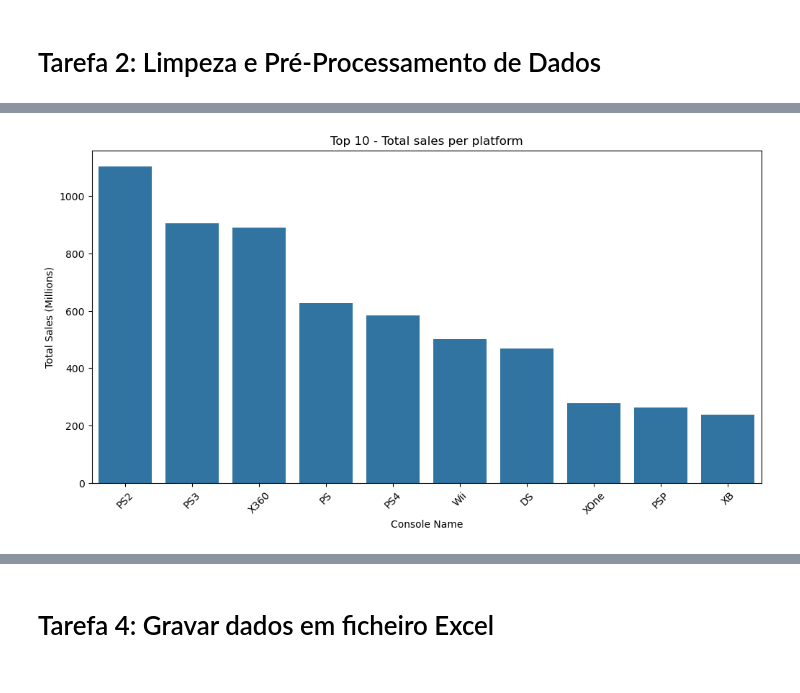
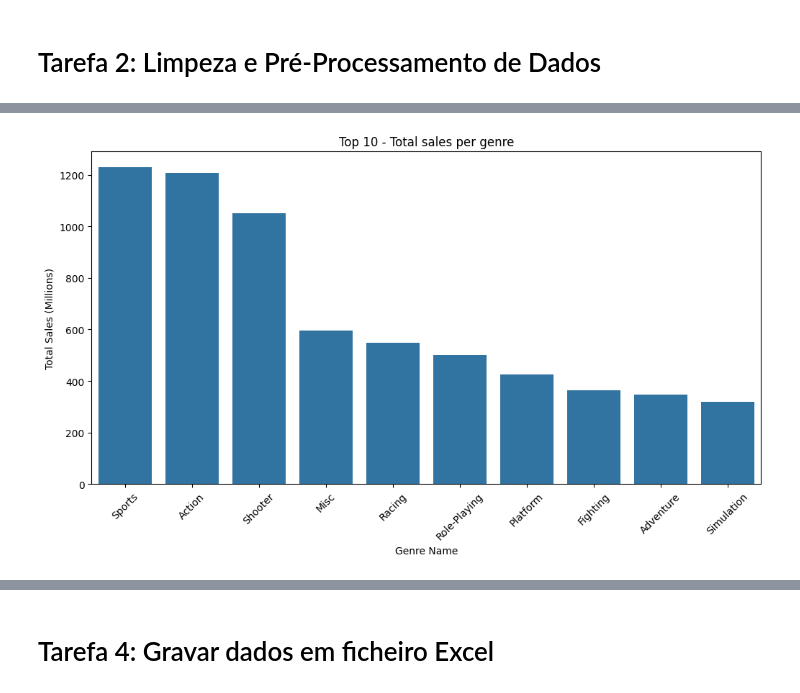
Before and after one commit to matheustristao/ppl_2425_group10, a Jupyter notebook: project_final.ipynb, the cells around one changed output, grey strips where cells are left out. Cells and saved outputs as stored; diff of their text form; code cells hidden in the pictures.

```diff
--- a/project_final.ipynb
+++ b/project_final.ipynb
@@ -42,7 +42,7 @@ engineName = 'xlsxwriter'
 
 # lista de colunas para a limpeza e pre-processamento dos dados
 list_columns_delete = ['Rank','basename','VGChartz_Score','Critic_Score','User_Score','Total_Shipped','Last_Update','url','status','Vgchartzscore','img_url','ESRB_Rating']
-list_columns_delete_lines_ifnull = ['Genre','Platform','Publisher','Developer','Global_Sales','Year']
+list_columns_delete_lines_ifnull = ['Publisher','Platform','Publisher','Developer','Global_Sales','Year']
 list_columns_fill_nulls = ['NA_Sales', 'PAL_Sales', 'JP_Sales', 'Other_Sales']
 
 # Definições gráficas
@@ -51,10 +51,14 @@ top_10_average_platform = 'top_10_average_platform.png'
 top_10_sum_genre = 'top_10_sum_genre.png'
 top_10_average_genre = 'top_10_average_genre.png'
 percentage_genre = 'percentage_genre.png'
-sum_region_per_platform = 'sum_region_per_platform.png'
-average_region_per_platform = 'average_region_per_platform.png'
 top_10_sum_publisher = 'top_10_sum_publisher.png'
 top_10_average_publisher = 'top_10_average_publisher.png'
+sum_region_platform = 'sum_region_platform.png'
+average_region_platform = 'average_region_platform.png'
+sum_region_genre = 'sum_region_genre.png'
+average_region_genre = 'average_region_genre.png'
+sum_region_top20_publisher = 'sum_region_top20_publisher.png'
+average_region_top20_publisher = 'average_region_top20_publisher.png'
 # %% [markdown]
 # DEFINIR FUNÇÕES
 
@@ -267,93 +290,18 @@ Com base nos dados existentes no dataset é possivel fazer analisar os dados nas
 # %%
-# 1. VENDAS GLOBAIS POR PLATAFORMA
-
-# Total de vendas por plataforma
-sum_global_by_platform = sum_column_by_group(file, 'Global_Sales', 'Platform', sum_column_name='Total_Sales_M')
-
-# Média de vendas por plataforma
-mean_global_by_platform = mean_column_by_group(file, 'Global_Sales', 'Platform', avg_column_name='Average_Sales_M')
-
-# Gráficos para top 10 vendas e top 10 média por plataforma
-plot_trends_bar(sum_global_by_platform.head(10), 'Platform', 'Total_Sales_M', 'Top 10 - Total sales per platform', 'Console Name', 'Total Sales (Millions)', image_name=top_10_sum_platform)
-plot_trends_bar(mean_global_by_platform.head(10), 'Platform', 'Average_Sales_M', 'Top 10 - Average sales per platform', 'Console Name', 'Average Sales (Millions)',image_name=top_10_average_platform)
-
-# 2. VENDAS GLOBAIS POR GÉNERO
-
 # Total de vendas por género
 sum_global_by_genre = sum_column_by_group(file, 'Global_Sales', 'Genre', sum_column_name='Total_Sales_M')
 
 # Média de vendas por género
 mean_global_by_genre = mean_column_by_group(file, 'Global_Sales', 'Genre', avg_column_name='Average_Sales_M')
 
 # Percentagem de vendas por Género
-percentage_by_group = percentage_by_group(file,'Global_Sales','Genre',per_column_name ='Percentage')
+percentage_by_genre = percentage_by_group(file,'Global_Sales','Genre',per_column_name ='Percentage')
 
 # Gráficos para top 10 vendas e top 10 média por género
-plot_trends_bar(sum_global_by_genre.head(10), 'Genre', 'Total_Sales_M', 'Top 10 - Total sales per genre', 'Genre Name', 'Total Sales (Millions)',image_name=top_10_sum_genre)
-plot_trends_bar(mean_global_by_genre.head(10), 'Genre', 'Average_Sales_M', 'Top 10 - Average sales per genre', 'Genre Name', 'Average Sales (Millions)',image_name=top_10_average_genre)
-plot_pie_chart(percentage_by_group, 'Genre', 'Percentage', 'Percentage of total sales per genre',image_name=percentage_genre)
-
-# 3. VENDAS GLOBAIS POR PUBLISHER
-
-# Total de vendas por publisher
-sum_global_by_publisher = sum_column_by_group(file, 'Global_Sales', 'Publisher', sum_column_name='Total_Sales_M')
-# Média de vendas entre as 10 plataformas que mais venderam jogos
-mean_global_by_publisher = mean_column_by_group(file, 'Global_Sales', 'Publisher', avg_column_name='Average_Sales_M')
-
-# Gráficos para top 10 vendas e top 10 média por publisher
-plot_trends_bar(sum_global_by_publisher.head(10), 'Publisher', 'Total_Sales_M', 'Top 10 - Total sales per Publisher', 'Publisher Name', 'Total Sales (Millions)', image_name=top_10_sum_publisher)
-plot_trends_bar(mean_global_by_publisher.head(10), 'Publisher', 'Average_Sales_M', 'Top 10 - Average sales per Publisher', 'Publihser Name', 'Average Sales (Millions)',image_name=top_10_average_publisher)
-
-# 4. VENDAS POR REGIÃO POR PLATAFORMA
-
-# Vendas por região por plataforma
-sum_NA_by_platform = sum_column_by_group(file, 'NA_Sales', 'Platform', sum_column_name='Total_NA_Sales_M')
-sum_PAL_by_platform = sum_column_by_group(file, 'PAL_Sales', 'Platform', sum_column_name='Total_PAL_Sales_M')
-sum_JP_by_platform = sum_column_by_group(file, 'JP_Sales', 'Platform', sum_column_name='Total_JP_Sales_M')
-sum_Other_by_platform = sum_column_by_group(file, 'Other_Sales', 'Platform', sum_column_name='Total_Other_Sales_M')
-
-# Média de vendas por plataforma
-mean_NA_by_platform = mean_column_by_group(file, 'NA_Sales', 'Platform', avg_column_name='Average_NA_Sales_M')
-mean_PAL_by_platform = mean_column_by_group(file, 'PAL_Sales', 'Platform', avg_column_name='Average_PAL_Sales_M')
-mean_JP_by_platform = mean_column_by_group(file, 'JP_Sales', 'Platform', avg_column_name='Average_JP_Sales_M')
-mean_Other_by_platform = mean_column_by_group(file, 'Other_Sales', 'Platform', avg_column_name='Average_Other_Sales_M')
-
-# Merge dos dataframes de média e total de vendas por plataforma por cada região
-sum_region_per_platform = sum_NA_by_platform.merge(sum_PAL_by_platform, on = 'Platform').merge(sum_JP_by_platform, on = 'Platform').merge(sum_Other_by_platform, on = 'Platform')
-mean_region_per_platform = mean_NA_by_platform.merge(mean_PAL_by_platform, on = 'Platform').merge(mean_JP_by_platform, on = 'Platform').merge(mean_Other_by_platform, on = 'Platform')
-
-# Melte dos dataframes de média e total de vendas por plataforma por região
-melted_sum_region_per_platform = sum_region_per_platform.melt(id_vars='Platform', var_name='Region', value_name='Region_Sales')
-melted_mean_region_per_platform = mean_region_per_platform.melt(id_vars='Platform', var_name='Region', value_name='Region_average_Sales')
-
-# Gráficos com vendas médias e totais por plataforma por região
-plot_trends(melted_sum_region_per_platform, 'Platform', 'Region_Sales', 'Region', 'Sales per Region per Platform', 'Console Name', 'Sales (M)', marker_type='o', show_legend=True, legend_name='Region', image_name='sum_region_per_platform.png', plotsize=(24, 6))
-plot_trends(melted_mean_region_per_platform, 'Platform', 'Region_average_Sales', 'Region', 'Average sales per Region per Platform', 'Console Name', 'Average Sales (M)', marker_type='o', show_legend=True, legend_name='Region', image_name='average_region_per_platform.png', plotsize=(24, 6))
-
-# 5. VENDAS POR REGIÃO POR GÉNERO
-
-# Vendas por região por género
-sum_NA_by_genre = sum_column_by_group(file, 'NA_Sales', 'Genre', sum_column_name='Total_NA_Sales_M')
-sum_PAL_by_genre = sum_column_by_group(file, 'PAL_Sales', 'Genre', sum_column_name='Total_PAL_Sales_M')
-sum_JP_by_genre = sum_column_by_group(file, 'JP_Sales', 'Genre', sum_column_name='Total_JP_Sales_M')
-sum_Other_by_genre = sum_column_by_group(file, 'Other_Sales', 'Genre', sum_column_name='Total_Other_Sales_M')
-
-# Média de vendas por género
-mean_NA_by_genre = mean_column_by_group(file, 'NA_Sales', 'Genre', avg_column_name='Average_NA_Sales_M')
-mean_PAL_by_genre = mean_column_by_group(file, 'PAL_Sales', 'Genre', avg_column_name='Average_PAL_Sales_M')
-mean_JP_by_genre = mean_column_by_group(file, 'JP_Sales', 'Genre', avg_column_name='Average_JP_Sales_M')
-mean_Other_by_genre = mean_column_by_group(file, 'Other_Sales', 'Genre', avg_column_name='Average_Other_Sales_M')
-
-# Merge dos dataframes de média e total de vendas por género por cada região
-sum_region_per_genre = sum_NA_by_genre.merge(sum_PAL_by_genre, on = 'Genre').merge(sum_JP_by_genre, on = 'Genre').merge(sum_Other_by_genre, on = 'Genre')
-mean_region_per_genre = mean_NA_by_genre.merge(mean_PAL_by_genre, on = 'Genre').merge(mean_JP_by_genre, on = 'Genre').merge(mean_Other_by_genre, on = 'Genre')
-
-# Melte dos dataframes de média e total de vendas por género por região
-melted_sum_region_per_genre = sum_region_per_genre.melt(id_vars='Genre', var_name='Region', value_name='Region_Sales')
-melted_mean_region_per_genre = mean_region_per_genre.melt(id_vars='Genre', var_name='Region', value_name='Region_average_Sales')
-
-# Gráficos com vendas médias e totais por género por região
-plot_trends(melted_sum_region_per_genre, 'Genre', 'Region_Sales', 'Region', 'Sales per Region per Genre', 'Game Genre', 'Sales (M)', marker_type='o', show_legend=True, legend_name='Region', image_name='sum_region_per_genre.png', plotsize=(24, 6))
-plot_trends(melted_mean_region_per_genre, 'Genre', 'Region_average_Sales', 'Region', 'Average sales per Region per Genre', 'Game Genre', 'Average Sales (M)', marker_type='o', show_legend=True, legend_name='Region', image_name='average_region_per_genre.png', plotsize=(24, 6))
+plot_trends_bar(sum_global_by_genre.head(10), 'Genre', 'Total_Sales_M', 'Top 10 - Total sales per genre', \
+                'Genre Name', 'Total Sales (Millions)',image_name=top_10_sum_genre)
+plot_trends_bar(mean_global_by_genre.head(10), 'Genre', 'Average_Sales_M', 'Top 10 - Average sales per genre', \
+                'Genre Name', 'Average Sales (Millions)',image_name=top_10_average_genre)
+plot_pie_chart(percentage_by_genre, 'Genre', 'Percentage', 'Percentage of total sales per genre',image_name=percentage_genre)
 # %% [output]
-[figure, old version]
+[figure, new version]
```
Also changed, not shown: parts of 14 cells of this notebook, 1 other file.
